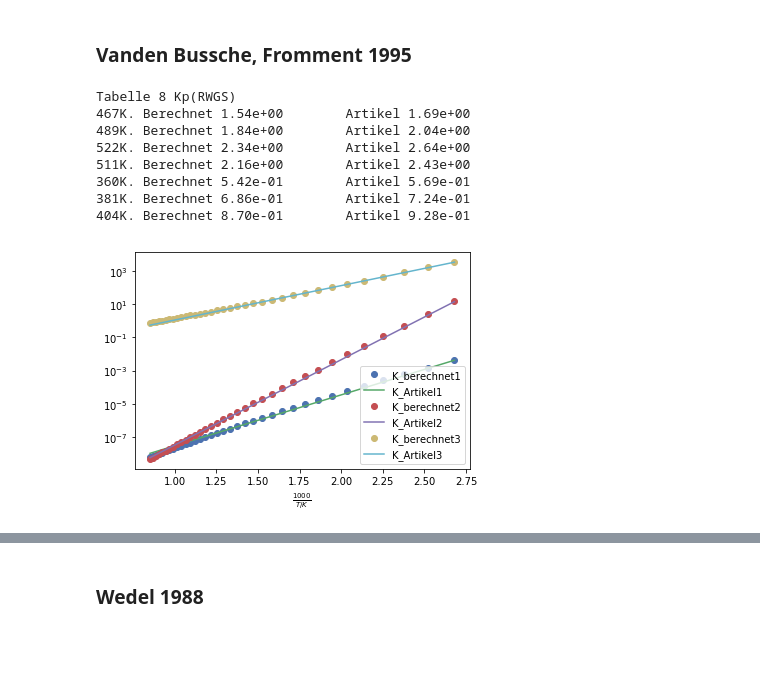
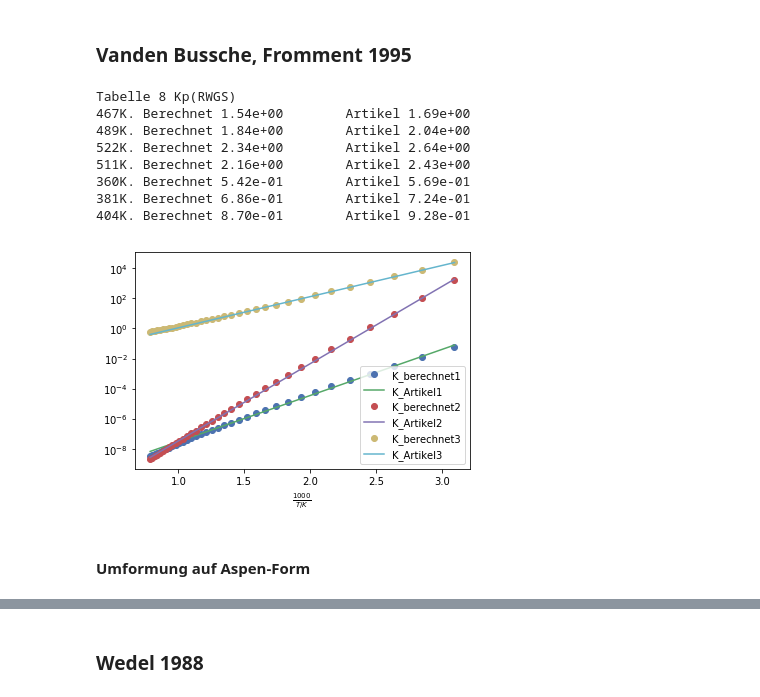
Before and after one commit to santiago-salas-v/walas, a Jupyter notebook: PAT MeOH Kinetik.ipynb, the cells around one changed output, grey strips where cells are left out. Cells and saved outputs as stored; diff of their text form; code cells hidden in the pictures; blank space fills up the shorter version.

```diff
--- a/PAT MeOH Kinetik.ipynb
+++ b/PAT MeOH Kinetik.ipynb
@@ -35,12 +35,30 @@ nuij[[
     namen.index('CO'),
 ],2] = np.array([+1, +1, 0, -1, -1], dtype=float)
 
-# Gleichgewichtskonstanten bei T, dem Artikel nach
+# T-abhängige Parameter, dem Artikel nach
 def k_gg(t):
+    # Geschwindigkeitskonstanten der 3 Reaktionen
     k_1 = 10**(3066/t-10.592)
     k_2 = 10**(5139/t-12.621)
     k_3 = 10**(2073/t-2.029)
-    return np.array([k_1, k_2, k_3])
+    # Angepasste Parameter des kinetischen Modells
+    # A(i) exp(B(i)/RT)
+    a = np.array([
+        0.499, 6.62e-11, 3453.38, 1.07, 1.22e-10
+    ], dtype=float)
+    b = np.array([
+        17197, 124119, 0, 36696, -94765
+    ], dtype=float)
+    k_h2 = a[0]**2 * np.exp(2 * b[0]/(r * t))
+    k_h2o = a[1] * np.exp(b[1]/(r * t))
+    k_h2o_d_k_8_k_9_k_h2 = a[2] * np.exp(b[2]/(r * t))
+    k5a_k_2_k_3_k_4_k_h2 = a[3] * np.exp(b[3]/(r * t))
+    k1_strich = a[4] * np.exp(b[4]/(r * t))
+    return np.array([
+        k_1, k_2, k_3,
+        k_h2, k_h2o, k_h2o_d_k_8_k_9_k_h2,
+        k5a_k_2_k_3_k_4_k_h2, k1_strich
+    ])
 
 # Gleichgewichtskonstanten bei T, berechnet
 def k_t(t, nuij):
@@ -49,34 +67,60 @@ def k_t(t, nuij):
     k_t = k(t, g_t, nuij)
     return k_t
 
-t = np.linspace(100, 900, 35) + 273.15
+t = np.linspace(50, 1000, 35) + 273.15
 fig = plt.figure()
 ax = fig.add_subplot(111)
 for i in range(nuij.shape[1]):
     ax.plot(1000/t,
-            [k_t(temp, nuij)[i] for temp in t],
+            [k_t(temp, nuij[:,i]) for temp in t],
             'o', label='K_berechnet'+str(i+1))
     ax.plot(1000/t, k_gg(t)[i],
             '-', label='K_Artikel'+str(i+1))
 ax.set_yscale('log')
 ax.set_xlabel(r'$\frac{1000}{T/K}$')
 ax.legend()
 
 print('Tabelle 8 Kp(RWGS)')
 for t in np.array([467, 489, 522, 511, 360, 381, 404]):
     print(
         str(t) + 'K' + '. Berechnet ' +
         '{:.2e}'.format(1/k_t(t+273.15, nuij)[2]*10) +
         '\t' + 'Artikel ' +
         '{:.2e}'.format(1/k_gg(t+273.15)[2]*10)
     )
+
+def r_i(t, p_i):
+    p_co2 = p[namen.index('CO2')]
+    p_h2 = p[namen.index('H2')]
+    p_ch3oh = p[namen.index('CH3OH')]
+    p_h2o = p[namen.index('H2O')]
+    [k_1, k_2, k_3,
+    k_h2, k_h2o, k_h2o_d_k_8_k_9_k_h2,
+    k5a_k_2_k_3_k_4_k_h2, k1_strich] = k_gg(t)
+    r_meoh = k5a_k_2_k_3_k_4_k_h2 * p_co2 * p_h2 * (
+        1 - 1/k_1 * p_h2o * p_ch3oh / (
+            p_h2**3 * p_co2
+        )
+    ) / (
+        1 + k_h2o_d_k_8_k_9_k_h2 * ph2o / p_h2 +
+        np.sqrt(k_h2 * p_h2) + k_h20 * p_h2o
+    )
+    r_rwgs = k1_strich * p_co2 * (
+        1 - k_3 * p_h2o * p_co / (p_co2 * p_h2) /(
+            1 + k_h2o_d_k_8_k_9_k_h2 * p_h2o / p_h2 +
+            np.sqrt(k_h2 * p_h2) + k_h2o * p_h2o
+        )
+    )
+    return np.array([r_meoh, r_rwgs])
 # %% [output]
 Tabelle 8 Kp(RWGS)
 467K. Berechnet 1.54e+00        Artikel 1.69e+00
 489K. Berechnet 1.84e+00        Artikel 2.04e+00
 522K. Berechnet 2.34e+00        Artikel 2.64e+00
 511K. Berechnet 2.16e+00        Artikel 2.43e+00
 360K. Berechnet 5.42e-01        Artikel 5.69e-01
 381K. Berechnet 6.86e-01        Artikel 7.24e-01
 404K. Berechnet 8.70e-01        Artikel 9.28e-01
-[figure, old version]
+[figure, new version]
+# %% [markdown]
+#### Umformung auf Aspen-Form
```
Also changed, not shown: parts of 4 cells of this notebook, 1 other file.
